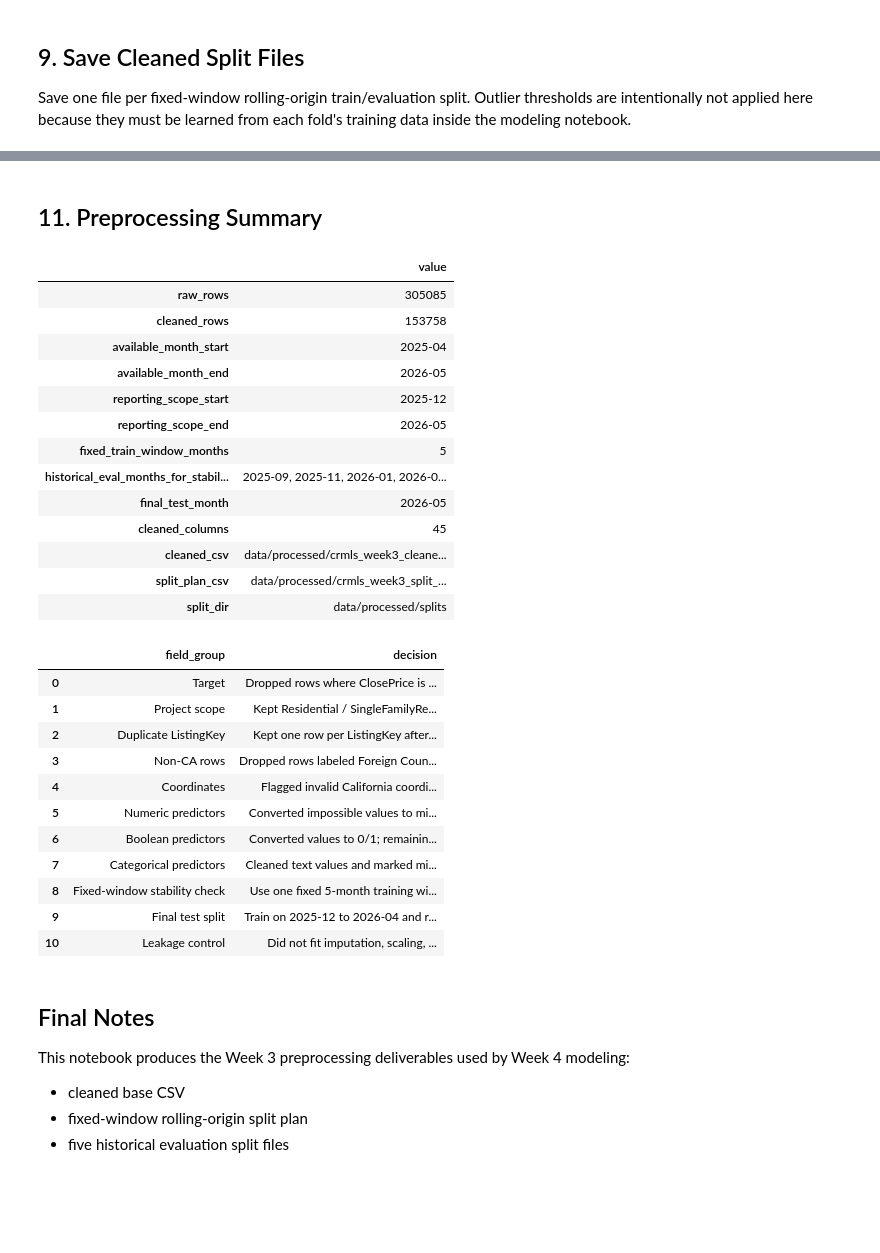
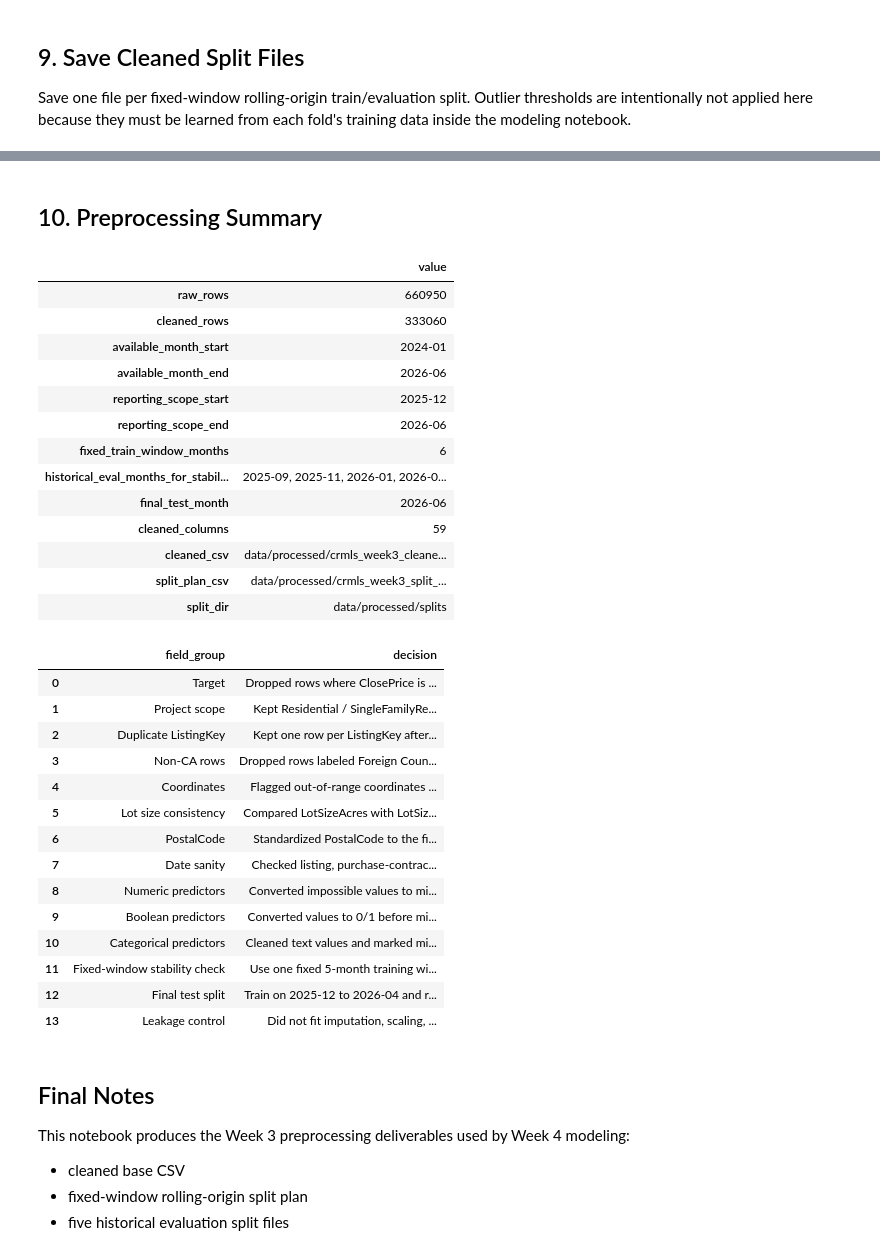
Before and after one commit to syp4137/idx-california-price-prediction, a Jupyter notebook: notebooks/02_preprocessing.ipynb, the cells around one changed output, grey strips where cells are left out. Saved outputs shown, nothing was run; the diff lists cells and outputs as text; code cells hidden in the pictures; blank space fills up the shorter version.

```diff
--- a/notebooks/02_preprocessing.ipynb
+++ b/notebooks/02_preprocessing.ipynb
@@ -131,9 +142,8 @@ count_numeric_cols = [
     "Stories"
 ]
 
-# Combined numeric list used for numeric summaries and correlation checks.
+# Combined numeric list used for model features and missing flags.
 numeric_cols = continuous_numeric_cols + count_numeric_cols
-
 
 boolean_cols = [
     "ViewYN",
@@ -146,11 +156,21 @@ boolean_cols = [
 categorical_cols = [
     "City",
     "CountyOrParish",
-    "PostalCode",
+    "PostalCode",  # standardized to 5-digit ZIP during cleaning
     "MLSAreaMajor",
     "Levels",
     "Flooring",
     "HighSchoolDistrict",
+]
+
+# Extra fields used for preprocessing quality checks. These are kept for auditability,
+# but they are not part of numeric_cols/categorical_cols unless explicitly listed above.
+quality_check_cols = [
+    "LotSizeAcres",
+    "ListingContractDate",
+    "PurchaseContractDate",
+    "ContractStatusChangeDate",
+    "DaysOnMarket",
 ]
 
 # Keep only columns that exist in the current raw files.
@@ -158,9 +178,11 @@ metadata_cols = [col for col in metadata_cols if col in df.columns]
 numeric_cols = [col for col in numeric_cols if col in df.columns]
 boolean_cols = [col for col in boolean_cols if col in df.columns]
 categorical_cols = [col for col in categorical_cols if col in df.columns]
+quality_check_cols = [col for col in quality_check_cols if col in df.columns]
 
-selected_cols = metadata_cols + [target] + numeric_cols + categorical_cols + boolean_cols
+selected_cols = list(dict.fromkeys(metadata_cols + [target] + numeric_cols + categorical_cols + boolean_cols + quality_check_cols))
 clean_df = df[selected_cols].copy()
 
 print(f"Clean base shape: {clean_df.shape}")
+print(f"Quality check columns: {quality_check_cols}")
 # %% [output]
@@ -305,24 +435,24 @@ For each cutoff, the model trains on the 5 months immediately before the evaluat
 available_months = sorted(clean_df["close_month"].dropna().unique())
 
 scope_start = pd.Period("2025-12", freq="M")
-scope_end = pd.Period("2026-05", freq="M")
+scope_end = pd.Period("2026-06", freq="M")
 scope_months = [month for month in available_months if scope_start <= month <= scope_end]
 
 expected_scope_months = [pd.Period(month, freq="M") for month in [
-    "2025-12", "2026-01", "2026-02", "2026-03", "2026-04", "2026-05"
+    "2025-12", "2026-01", "2026-02", "2026-03", "2026-04", "2026-05", "2026-06"
 ]]
 if scope_months != expected_scope_months:
-    raise ValueError(f"Expected six-month reporting scope {expected_scope_months}, found {scope_months}.")
+    raise ValueError(f"Expected reporting scope {expected_scope_months}, found {scope_months}.")
 
-fixed_train_months = 5
+fixed_train_months = 6
 historical_eval_months = [
     pd.Period("2025-09", freq="M"),
     pd.Period("2025-11", freq="M"),
     pd.Period("2026-01", freq="M"),
     pd.Period("2026-03", freq="M"),
-    pd.Period("2026-04", freq="M"),
+    pd.Period("2026-05", freq="M"),
 ]
-test_month = pd.Period("2026-05", freq="M")
+test_month = pd.Period("2026-06", freq="M")
 
 print(f"Available months: {available_months[0]} to {available_months[-1]}")
 print(f"Reporting scope: {scope_months[0]} to {scope_months[-1]}")
@@ -349,7 +479,7 @@ def make_rolling_split(data, eval_month):
 
 
 def make_final_test_split(data):
-    """Final split: train on the five months before the fixed final test month."""
+    """Final split: train on the six months before the fixed final test month."""
     train_months = get_fixed_train_months(test_month)
     train_df = data[data["close_month"].isin(train_months)].copy()
     test_df = data[data["close_month"] == test_month].copy()
@@ -452,6 +582,6 @@ Saved final test set: /Users/soyeonpark/Projects/IDX_internship_2026/idx-califor
 Saved fixed-window rolling-origin split files to: /Users/soyeonpark/Projects/IDX_internship_2026/idx-california-price-prediction/data/processed/splits
 # %% [markdown]
-## 11. Preprocessing Summary
+## 10. Preprocessing Summary
 # %%
 summary = {
     "raw_rows": len(raw_df),
@@ -463,57 +593,63 @@ summary = {
     "fixed_train_window_months": fixed_train_months,
     "historical_eval_months_for_stability_check": ", ".join(str(month) for month in historical_eval_months),
     "final_test_month": str(test_month),
-    "cleaned_columns": clean_df.shape[1],
+    "cleaned_columns": export_df.shape[1],
     "cleaned_csv": str(CLEANED_CSV.relative_to(PROJECT_ROOT)),
     "split_plan_csv": str(SPLIT_PLAN_CSV.relative_to(PROJECT_ROOT)),
     "split_dir": str(SPLIT_DIR.relative_to(PROJECT_ROOT)),
 }
 
 summary_df = pd.DataFrame([summary]).T.rename(columns={0: "value"})
 display(summary_df)
 
 preprocessing_policy = pd.DataFrame([
     {"field_group": "Target", "decision": "Dropped rows where ClosePrice is missing or <= 0. Fold-specific outlier thresholds are learned in modeling."},
     {"field_group": "Project scope", "decision": "Kept Residential / SingleFamilyResidence records only."},
     {"field_group": "Duplicate ListingKey", "decision": "Kept one row per ListingKey after sorting by CloseDate/source_file."},
     {"field_group": "Non-CA rows", "decision": "Dropped rows labeled Foreign Country or Other State."},
-    {"field_group": "Coordinates", "decision": "Flagged invalid California coordinates and set Latitude/Longitude to missing."},
+    {"field_group": "Coordinates", "decision": "Flagged out-of-range coordinates only when both Latitude and Longitude are present; original coordinate missingness is tracked separately by missing flags."},
+    {"field_group": "Lot size consistency", "decision": "Compared LotSizeAcres with LotSizeSquareFeet using 43,560 sqft per acre; flagged large mismatches and set suspect square-foot values to missing."},
+    {"field_group": "PostalCode", "decision": "Standardized PostalCode to the first extractable 5-digit ZIP for modeling and flagged unparseable values."},
+    {"field_group": "Date sanity", "decision": "Checked listing, purchase-contract, close-date order and negative DaysOnMarket; kept issue flags for auditability."},
     {"field_group": "Numeric predictors", "decision": "Converted impossible values to missing and added missing flags; imputation is deferred."},
-    {"field_group": "Boolean predictors", "decision": "Converted values to 0/1; remaining missing values will be imputed inside the train-only pipeline."},
+    {"field_group": "Boolean predictors", "decision": "Converted values to 0/1 before missing flags are created; remaining missing values will be imputed inside the train-only pipeline."},
     {"field_group": "Categorical predictors", "decision": "Cleaned text values and marked missing/empty strings as __missing__; one-hot encoding is deferred."},
     {"field_group": "Fixed-window stability check", "decision": "Use one fixed 5-month training window and evaluate it over three historical cutoffs."},
     {"field_group": "Final test split", "decision": "Train on 2025-12 to 2026-04 and reserve 2026-05 as final test."},
     {"field_group": "Leakage control", "decision": "Did not fit imputation, scaling, encoding, or outlier thresholds on the full dataset."},
 ])
 
 display(preprocessing_policy)
 # %% [output]
 |  | value |
-| raw_rows | 305085 |
-| cleaned_rows | 153758 |
-| available_month_start | 2025-04 |
-| available_month_end | 2026-05 |
+| raw_rows | 660950 |
+| cleaned_rows | 333060 |
+| available_month_start | 2024-01 |
+| available_month_end | 2026-06 |
 | reporting_scope_start | 2025-12 |
-| reporting_scope_end | 2026-05 |
-| fixed_train_window_months | 5 |
+| reporting_scope_end | 2026-06 |
+| fixed_train_window_months | 6 |
 | historical_eval_months_for_stabil... | 2025-09, 2025-11, 2026-01, 2026-0... |
-| final_test_month | 2026-05 |
-| cleaned_columns | 45 |
+| final_test_month | 2026-06 |
+| cleaned_columns | 59 |
 | cleaned_csv | data/processed/crmls_week3_cleane... |
 | split_plan_csv | data/processed/crmls_week3_split_... |
 | split_dir | data/processed/splits |
 |  | field_group | decision |
 | 0 | Target | Dropped rows where ClosePrice is ... |
 | 1 | Project scope | Kept Residential / SingleFamilyRe... |
 | 2 | Duplicate ListingKey | Kept one row per ListingKey after... |
 | 3 | Non-CA rows | Dropped rows labeled Foreign Coun... |
-| 4 | Coordinates | Flagged invalid California coordi... |
-| 5 | Numeric predictors | Converted impossible values to mi... |
-| 6 | Boolean predictors | Converted values to 0/1; remainin... |
-| 7 | Categorical predictors | Cleaned text values and marked mi... |
-| 8 | Fixed-window stability check | Use one fixed 5-month training wi... |
-| 9 | Final test split | Train on 2025-12 to 2026-04 and r... |
-| 10 | Leakage control | Did not fit imputation, scaling, ... |
+| 4 | Coordinates | Flagged out-of-range coordinates ... |
+| 5 | Lot size consistency | Compared LotSizeAcres with LotSiz... |
+| 6 | PostalCode | Standardized PostalCode to the fi... |
+| 7 | Date sanity | Checked listing, purchase-contrac... |
+| 8 | Numeric predictors | Converted impossible values to mi... |
+| 9 | Boolean predictors | Converted values to 0/1 before mi... |
+| 10 | Categorical predictors | Cleaned text values and marked mi... |
+| 11 | Fixed-window stability check | Use one fixed 5-month training wi... |
+| 12 | Final test split | Train on 2025-12 to 2026-04 and r... |
+| 13 | Leakage control | Did not fit imputation, scaling, ... |
 # %% [markdown]
 ## Final Notes
 
```
Also changed, not shown: parts of 11 cells of this notebook, 1 other file.
